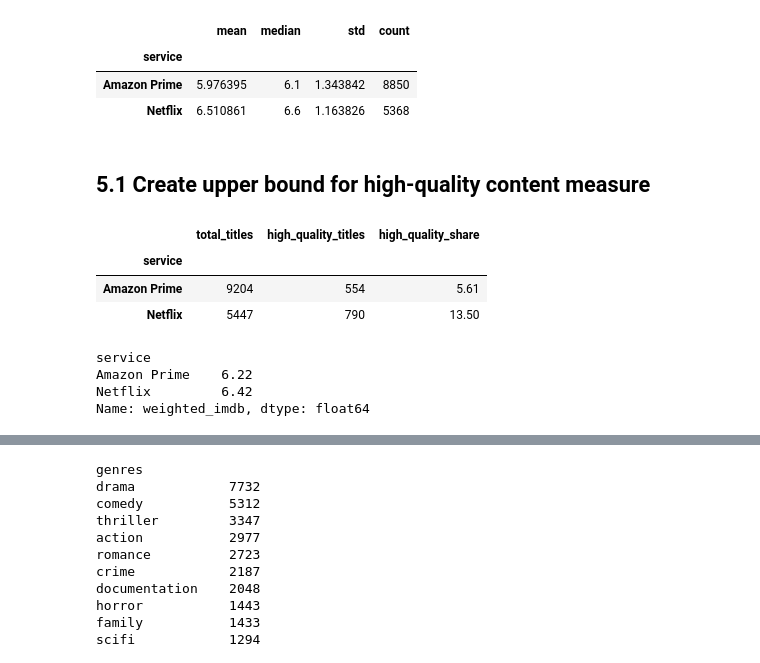
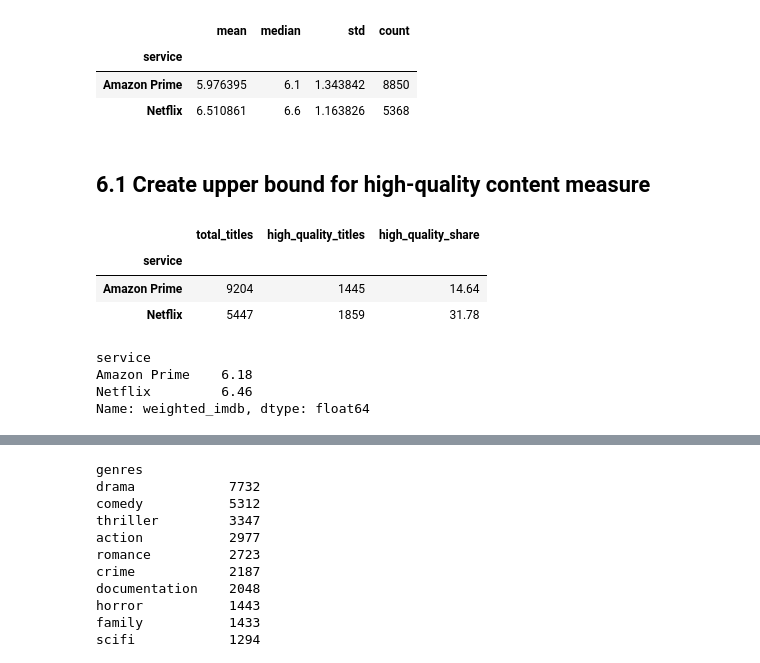
Before and after one commit to DianaAleks/streaming-services-enshittification-study, a Jupyter notebook: notebooks/2022_analysis.ipynb, the cells around one changed output, grey strips where cells are left out. Drawn from its saved outputs; the diff is of its cells as text; code cells hidden in the pictures.

Commit message:
added new vs older release, threshold estimate, and genre analysis on drama

```diff
--- a/notebooks/2022_analysis.ipynb
+++ b/notebooks/2022_analysis.ipynb
@@ -6,9 +6,10 @@ import numpy as np
 import matplotlib.pyplot as plt
 import seaborn as sns
 import ast
+from scipy.stats import trim_mean
 
-netflix = pd.read_csv("content_libraries/netflix_2022/netflix_titles_2022.csv")
-amazon = pd.read_csv("content_libraries/amazon_2022/amazon_titles_2022.csv")
+netflix = pd.read_csv("../content_libraries/netflix_2022/netflix_titles_2022.csv")
+amazon = pd.read_csv("../content_libraries/amazon_2022/amazon_titles_2022.csv")
 # %% [markdown]
 ## 1.0: Info on the netflix dataset
 # %%
@@ -186,0 +258,37 @@ Name: release_year, dtype: float64
+# %%
+catalog["release_year"] = pd.to_numeric(
+    catalog["release_year"], errors="coerce"
+)
+
+catalog["content_category"] = np.select(
+    [
+        catalog["release_year"].between(2018, 2022),
+        catalog["release_year"] < 2018
+    ],
+    [
+        "New content (2018–2022)",
+        "Older content (before 2018)"
+    ],
+    default=None
+)
+content_share = pd.crosstab(
+    catalog["service"],
+    catalog["content_category"],
+    normalize="index"
+) * 100
+
+print(content_share.round(2))
+
+content_share.plot(
+    kind="bar",
+    stacked=True,
+    figsize=(9, 5)
+)
+
+plt.title("Share of New vs. Older Content (2022)")
+plt.xlabel("Streaming Service")
+plt.ylabel("Share of Catalog (%)")
+plt.legend(title="Content Category")
+plt.xticks(rotation=0)
+plt.tight_layout()
+plt.show()
@@ -212,50 +648,50 @@ catalog.groupby("service")["imdb_score"].agg(
 | Amazon Prime | 5.976395 | 6.1 | 1.343842 | 8850 |
 | Netflix | 6.510861 | 6.6 | 1.163826 | 5368 |
 # %% [markdown]
-## 5.1 Create upper bound for high-quality content measure
+## 6.1  Create upper bound for high-quality content measure
 # %%
 
 # Define what high_quality is in this case
 catalog["high_quality"] = (
     (catalog["imdb_score"] >= 7) &
-    (catalog["imdb_votes"] >= 7000)
+    (catalog["imdb_votes"] >= 200)
 )
 
 high_quality_stats = (
     catalog.groupby("service")
     .agg(
         total_titles=("imdb_id", "count"),
         high_quality_titles=("high_quality", "sum"),
         high_quality_share=("high_quality", "mean")
     )
 )
 
 high_quality_stats["high_quality_share"] *= 100
 
 high_quality_stats.round(2)
 
 # - high_quality_share:
 #   What proportion of the catalog is highly rated?
 # - high_quality_titels:
 # How many highly rated titles can consumers access?
 
 
 # explores the idea of The average rating might barely change,
 # but the amount of highly rated content available per title has decreased?
 # %% [output]
 |  | total_titles | high_quality_titles | high_quality_share |
 | service |  |  |  |
-| Amazon Prime | 9204 | 554 | 5.61 |
-| Netflix | 5447 | 790 | 13.50 |
+| Amazon Prime | 9204 | 1445 | 14.64 |
+| Netflix | 5447 | 1859 | 31.78 |
 # %%
 # Bayesian/weight rating
 # - we give more weight to imdb scores that have more reviews
 
 # Overall average IMDb score
-C = catalog["imdb_score"].mean()
+C = 6.178
 
 # prior strength: the title's own IMDb score and the overall average each get roughly 50% weight(needs defined)
-m = 3000
+m = 1000
 
 # Bayesian weighted IMDb score
 catalog["weighted_imdb"] = (
@@ -269,8 +705,8 @@ catalog["weighted_imdb"] = (
 catalog.groupby("service")["weighted_imdb"].mean().round(2)
 # %% [output]
 service
-Amazon Prime    6.22
-Netflix         6.42
+Amazon Prime    6.18
+Netflix         6.46
 Name: weighted_imdb, dtype: float64
 # %%
 # answers: What is the overall quality of the catalog when we account for the reliability of IMDb ratings?
```
Also changed, not shown: parts of 48 cells of this notebook, 1 other file.
